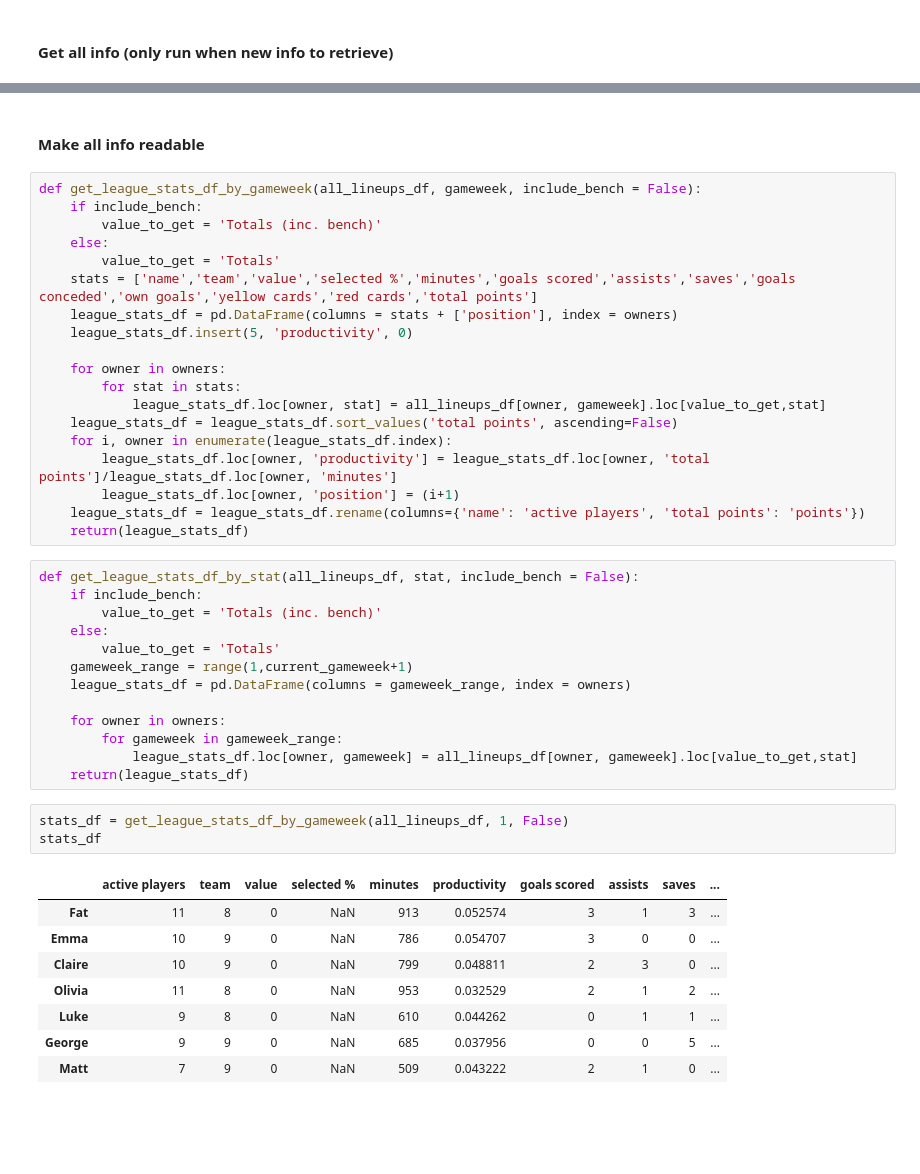
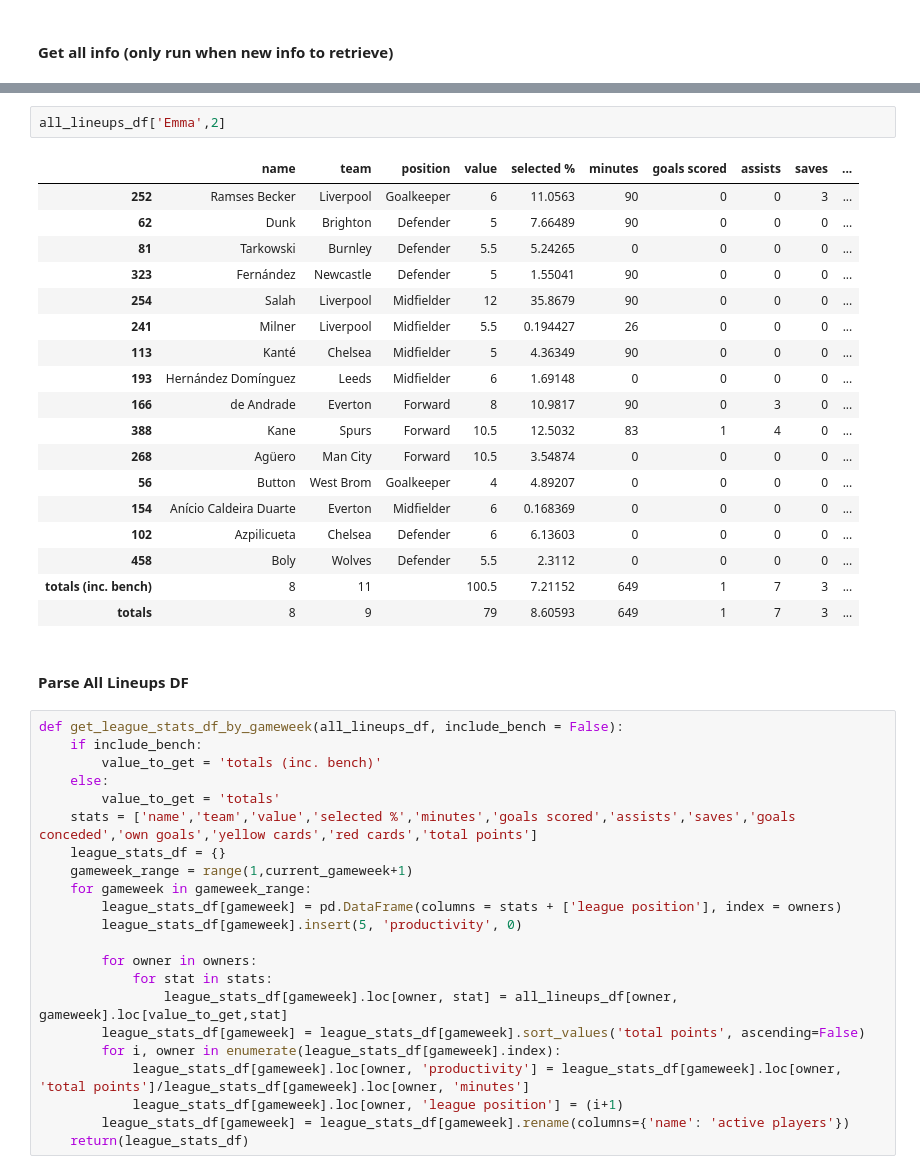
Before and after one commit to mattdanhall/fantasy_stats, a Jupyter notebook: fantasy_stats.ipynb, the cells around one changed output, grey strips where cells are left out. Cells and saved outputs as stored; diff of their text form; blank space fills up the shorter version.

```diff
--- a/fantasy_stats.ipynb
+++ b/fantasy_stats.ipynb
@@ -178,46 +181,45 @@ George 2
-# %% [markdown]
-#### Make all info readable ####
+# %%
+all_lineups_df['Emma',2]
+# %% [output]
+|  | name | team | position | value | selected % | minutes | goals scored | assists | saves | ... |
+| 252 | Ramses Becker | Liverpool | Goalkeeper | 6 | 11.0563 | 90 | 0 | 0 | 3 | ... |
+| 62 | Dunk | Brighton | Defender | 5 | 7.66489 | 90 | 0 | 0 | 0 | ... |
+| 81 | Tarkowski | Burnley | Defender | 5.5 | 5.24265 | 0 | 0 | 0 | 0 | ... |
+| 323 | Fernández | Newcastle | Defender | 5 | 1.55041 | 90 | 0 | 0 | 0 | ... |
+| 254 | Salah | Liverpool | Midfielder | 12 | 35.8679 | 90 | 0 | 0 | 0 | ... |
+| 241 | Milner | Liverpool | Midfielder | 5.5 | 0.194427 | 26 | 0 | 0 | 0 | ... |
+| 113 | Kanté | Chelsea | Midfielder | 5 | 4.36349 | 90 | 0 | 0 | 0 | ... |
+| 193 | Hernández Domínguez | Leeds | Midfielder | 6 | 1.69148 | 0 | 0 | 0 | 0 | ... |
+| 166 | de Andrade | Everton | Forward | 8 | 10.9817 | 90 | 0 | 3 | 0 | ... |
+| 388 | Kane | Spurs | Forward | 10.5 | 12.5032 | 83 | 1 | 4 | 0 | ... |
+| 268 | Agüero | Man City | Forward | 10.5 | 3.54874 | 0 | 0 | 0 | 0 | ... |
+| 56 | Button | West Brom | Goalkeeper | 4 | 4.89207 | 0 | 0 | 0 | 0 | ... |
+| 154 | Anício Caldeira Duarte | Everton | Midfielder | 6 | 0.168369 | 0 | 0 | 0 | 0 | ... |
+| 102 | Azpilicueta | Chelsea | Defender | 6 | 6.13603 | 0 | 0 | 0 | 0 | ... |
+| 458 | Boly | Wolves | Defender | 5.5 | 2.3112 | 0 | 0 | 0 | 0 | ... |
+| totals (inc. bench) | 8 | 11 |  | 100.5 | 7.21152 | 649 | 1 | 7 | 3 | ... |
+| totals | 8 | 9 |  | 79 | 8.60593 | 649 | 1 | 7 | 3 | ... |
+# %% [markdown]
+#### Parse All Lineups DF ####
 # %%
-def get_league_stats_df_by_gameweek(all_lineups_df, gameweek, include_bench = False):
+def get_league_stats_df_by_gameweek(all_lineups_df, include_bench = False):
     if include_bench:
-        value_to_get = 'Totals (inc. bench)'
+        value_to_get = 'totals (inc. bench)'
     else:
-        value_to_get = 'Totals'
+        value_to_get = 'totals'
     stats = ['name','team','value','selected %','minutes','goals scored','assists','saves','goals conceded','own goals','yellow cards','red cards','total points']
-    league_stats_df = pd.DataFrame(columns = stats + ['position'], index = owners)
-    league_stats_df.insert(5, 'productivity', 0)
+    league_stats_df = {}
+    gameweek_range = range(1,current_gameweek+1)
+    for gameweek in gameweek_range:
+        league_stats_df[gameweek] = pd.DataFrame(columns = stats + ['league position'], index = owners)
+        league_stats_df[gameweek].insert(5, 'productivity', 0)
 
-    for owner in owners:
-        for stat in stats:
-            league_stats_df.loc[owner, stat] = all_lineups_df[owner, gameweek].loc[value_to_get,stat]
-    league_stats_df = league_stats_df.sort_values('total points', ascending=False)
-    for i, owner in enumerate(league_stats_df.index):
-        league_stats_df.loc[owner, 'productivity'] = league_stats_df.loc[owner, 'total points']/league_stats_df.loc[owner, 'minutes']
-        league_stats_df.loc[owner, 'position'] = (i+1)
-    league_stats_df = league_stats_df.rename(columns={'name': 'active players', 'total points': 'points'})
+        for owner in owners:
+            for stat in stats:
+                league_stats_df[gameweek].loc[owner, stat] = all_lineups_df[owner, gameweek].loc[value_to_get,stat]
+        league_stats_df[gameweek] = league_stats_df[gameweek].sort_values('total points', ascending=False)
+        for i, owner in enumerate(league_stats_df[gameweek].index):
+            league_stats_df[gameweek].loc[owner, 'productivity'] = league_stats_df[gameweek].loc[owner, 'total points']/league_stats_df[gameweek].loc[owner, 'minutes']
+            league_stats_df[gameweek].loc[owner, 'league position'] = (i+1)
+        league_stats_df[gameweek] = league_stats_df[gameweek].rename(columns={'name': 'active players'})
     return(league_stats_df)
-# %%
-def get_league_stats_df_by_stat(all_lineups_df, stat, include_bench = False):
-    if include_bench:
-        value_to_get = 'Totals (inc. bench)'
-    else:
-        value_to_get = 'Totals'
-    gameweek_range = range(1,current_gameweek+1)
-    league_stats_df = pd.DataFrame(columns = gameweek_range, index = owners)
-
-    for owner in owners:
-        for gameweek in gameweek_range:
-            league_stats_df.loc[owner, gameweek] = all_lineups_df[owner, gameweek].loc[value_to_get,stat]
-    return(league_stats_df)
-# %%
-stats_df = get_league_stats_df_by_gameweek(all_lineups_df, 1, False)
-stats_df
-# %% [output]
-|  | active players | team | value | selected % | minutes | productivity | goals scored | assists | saves | ... |
-| Fat | 11 | 8 | 0 | NaN | 913 | 0.052574 | 3 | 1 | 3 | ... |
-| Emma | 10 | 9 | 0 | NaN | 786 | 0.054707 | 3 | 0 | 0 | ... |
-| Claire | 10 | 9 | 0 | NaN | 799 | 0.048811 | 2 | 3 | 0 | ... |
-| Olivia | 11 | 8 | 0 | NaN | 953 | 0.032529 | 2 | 1 | 2 | ... |
-| Luke | 9 | 8 | 0 | NaN | 610 | 0.044262 | 0 | 1 | 1 | ... |
-| George | 9 | 9 | 0 | NaN | 685 | 0.037956 | 0 | 0 | 5 | ... |
-| Matt | 7 | 9 | 0 | NaN | 509 | 0.043222 | 2 | 1 | 0 | ... |
```
Also changed, not shown: parts of 13 cells of this notebook.
